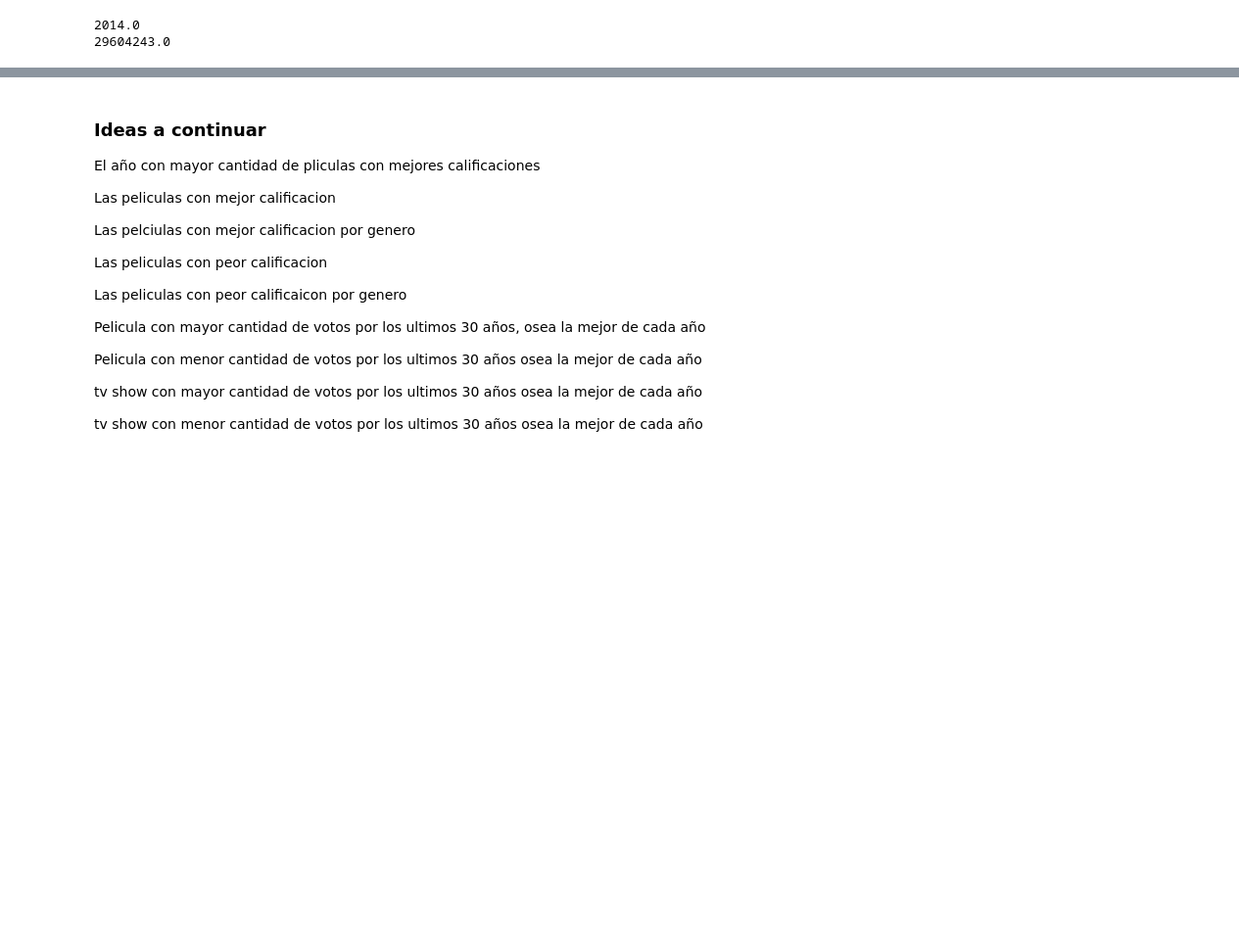
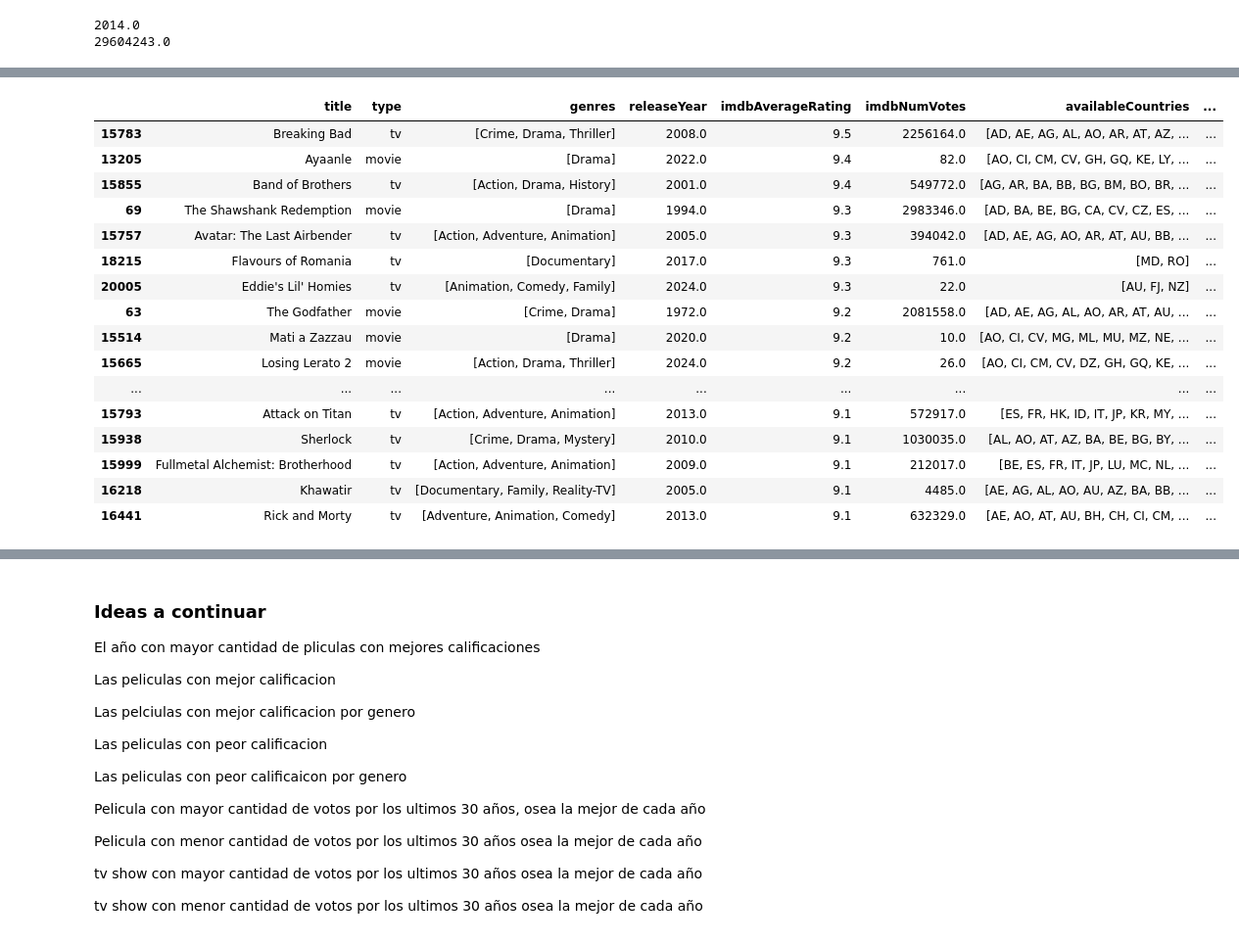
Before and after one commit to YvTur/netflix_kaggle, a Jupyter notebook: Analisis_de_data_set_de_netflix.ipynb, the cells around one changed output, grey strips where cells are left out. Shown at 98% size. Saved outputs shown, nothing was run; the diff lists cells and outputs as text; code cells hidden in the pictures; blank space fills up the shorter version.

```diff
--- a/Analisis_de_data_set_de_netflix.ipynb
+++ b/Analisis_de_data_set_de_netflix.ipynb
@@ -1790,0 +1799,21 @@ print(sum_votes_by_year.max())
+# %%
+top_productions=df.nlargest(20, "imdbAverageRating")
+top_productions
+# %% [output]
+|  | title | type | genres | releaseYear | imdbAverageRating | imdbNumVotes | availableCountries | ... |
+| 15783 | Breaking Bad | tv | [Crime, Drama, Thriller] | 2008.0 | 9.5 | 2256164.0 | [AD, AE, AG, AL, AO, AR, AT, AZ, ... | ... |
+| 13205 | Ayaanle | movie | [Drama] | 2022.0 | 9.4 | 82.0 | [AO, CI, CM, CV, GH, GQ, KE, LY, ... | ... |
+| 15855 | Band of Brothers | tv | [Action, Drama, History] | 2001.0 | 9.4 | 549772.0 | [AG, AR, BA, BB, BG, BM, BO, BR, ... | ... |
+| 69 | The Shawshank Redemption | movie | [Drama] | 1994.0 | 9.3 | 2983346.0 | [AD, BA, BE, BG, CA, CV, CZ, ES, ... | ... |
+| 15757 | Avatar: The Last Airbender | tv | [Action, Adventure, Animation] | 2005.0 | 9.3 | 394042.0 | [AD, AE, AG, AO, AR, AT, AU, BB, ... | ... |
+| 18215 | Flavours of Romania | tv | [Documentary] | 2017.0 | 9.3 | 761.0 | [MD, RO] | ... |
+| 20005 | Eddie's Lil' Homies | tv | [Animation, Comedy, Family] | 2024.0 | 9.3 | 22.0 | [AU, FJ, NZ] | ... |
+| 63 | The Godfather | movie | [Crime, Drama] | 1972.0 | 9.2 | 2081558.0 | [AD, AE, AG, AL, AO, AR, AT, AU, ... | ... |
+| 15514 | Mati a Zazzau | movie | [Drama] | 2020.0 | 9.2 | 10.0 | [AO, CI, CV, MG, ML, MU, MZ, NE, ... | ... |
+| 15665 | Losing Lerato 2 | movie | [Action, Drama, Thriller] | 2024.0 | 9.2 | 26.0 | [AO, CI, CM, CV, DZ, GH, GQ, KE, ... | ... |
+| ... | ... | ... | ... | ... | ... | ... | ... | ... |
+| 15793 | Attack on Titan | tv | [Action, Adventure, Animation] | 2013.0 | 9.1 | 572917.0 | [ES, FR, HK, ID, IT, JP, KR, MY, ... | ... |
+| 15938 | Sherlock | tv | [Crime, Drama, Mystery] | 2010.0 | 9.1 | 1030035.0 | [AL, AO, AT, AZ, BA, BE, BG, BY, ... | ... |
+| 15999 | Fullmetal Alchemist: Brotherhood | tv | [Action, Adventure, Animation] | 2009.0 | 9.1 | 212017.0 | [BE, ES, FR, IT, JP, LU, MC, NL, ... | ... |
+| 16218 | Khawatir | tv | [Documentary, Family, Reality-TV] | 2005.0 | 9.1 | 4485.0 | [AE, AG, AL, AO, AU, AZ, BA, BB, ... | ... |
+| 16441 | Rick and Morty | tv | [Adventure, Animation, Comedy] | 2013.0 | 9.1 | 632329.0 | [AE, AO, AT, AU, BH, CH, CI, CM, ... | ... |
```
Also changed, not shown: parts of 5 cells of this notebook.
